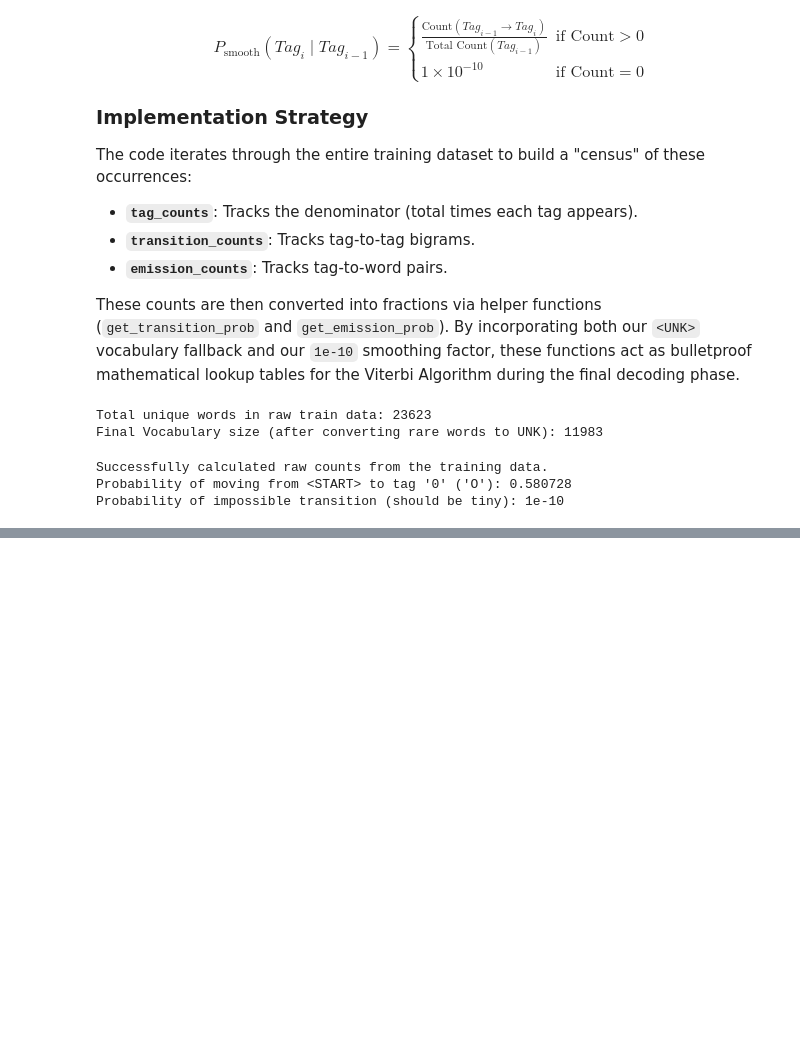
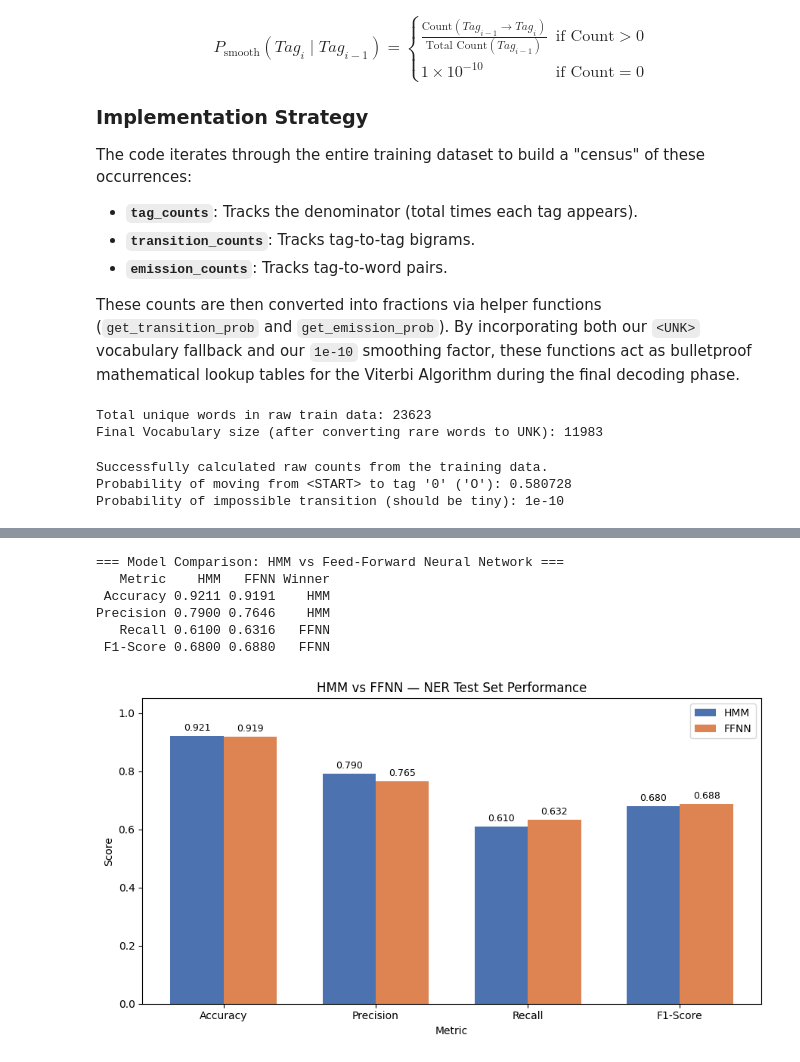
Before and after one commit to habibaelghazouly/NLP-Assignments, a Jupyter notebook: HMMs/hmm.ipynb, the cells around one changed output, grey strips where cells are left out. Drawn from its saved outputs; the diff is of its cells as text; code cells hidden in the pictures; blank space fills up the shorter version.

```diff
--- a/HMMs/hmm.ipynb
+++ b/HMMs/hmm.ipynb
@@ -123,7 +126,7 @@ These counts are then converted into fractions via helper functions (`get_transi
 # %%
 
 # 1. Count how many times every word appears in the training set
-word_frequencies = Counter()
+word_frequencies = Counter()  # counter is a special dict that holds keys -> items, and their values -> counts
 for sentence in train_data['tokens']:
     for word in sentence:
         word_frequencies[word] += 1
@@ -134,7 +137,7 @@ MIN_FREQ = 2
 
 # 3. Build the official vocabulary
 vocabulary = set()
-for word, count in word_frequencies.items():
+for word, count in word_frequencies.items(): # iterate through items and compare count with min freq
     if count >= MIN_FREQ:
         vocabulary.add(word)
 
@@ -146,8 +149,8 @@ print(f"Final Vocabulary size (after converting rare words to UNK): {len(vocabul
 
 # Helper function to apply our vocabulary rules to any sentence
 def process_sentence_for_hmm(sentence):
-    """Replaces out-of-vocabulary words with the <UNK> token."""
-    return [word if word in vocabulary else UNK_TOKEN for word in sentence]
+    return [word if word in vocabulary else UNK_TOKEN for word in sentence] # iterates through words in sentences and replaces
+                                                                            # words not in vocab with <UNK>
 # %% [output]
 Total unique words in raw train data: 23623
 Final Vocabulary size (after converting rare words to UNK): 11983
@@ -272,0 +422,58 @@ def evaluate_hmm(y_true_sentences, y_pred_sentences):
+# %%
+import pandas as pd
+import matplotlib.pyplot as plt
+
+#  HMM -> weighted avg on entity tags only (excluding 'O')
+#  FFNN -> macro avg across all 9 tags
+hmm_results = {
+    "Accuracy" : 0.9211,
+    "Precision": 0.79,
+    "Recall"   : 0.61,
+    "F1-Score" : 0.68,
+}
+
+ffnn_results = {
+    "Accuracy" : 0.9191,
+    "Precision": 0.7646,
+    "Recall"   : 0.6316,
+    "F1-Score" : 0.6880,
+}
+
+comparison = pd.DataFrame({
+    "Metric" : list(hmm_results.keys()),
+    "HMM"    : list(hmm_results.values()),
+    "FFNN"   : list(ffnn_results.values()),
+})
+comparison["Winner"] = comparison.apply(
+    lambda row: "FFNN" if row["FFNN"] > row["HMM"] else "HMM", axis=1
+)
+print("=== Model Comparison: HMM vs Feed-Forward Neural Network ===")
+print(comparison.to_string(index=False))
+
+metrics = list(hmm_results.keys())
+x = range(len(metrics))
+width = 0.35
+
+fig, ax = plt.subplots(figsize=(9, 5))
+bars1 = ax.bar([i - width/2 for i in x], hmm_results.values(),  width, label="HMM",  color="#4C72B0")
+bars2 = ax.bar([i + width/2 for i in x], ffnn_results.values(), width, label="FFNN", color="#DD8452")
+
+ax.set_xlabel("Metric")
+ax.set_ylabel("Score")
+ax.set_title("HMM vs FFNN — NER Test Set Performance")
+ax.set_xticks(list(x))
+ax.set_xticklabels(metrics)
+ax.set_ylim(0, 1.05)
+ax.legend()
+ax.bar_label(bars1, fmt="%.3f", padding=3, fontsize=9)
+ax.bar_label(bars2, fmt="%.3f", padding=3, fontsize=9)
+plt.tight_layout()
+plt.show()
+# %% [output]
+=== Model Comparison: HMM vs Feed-Forward Neural Network ===
+   Metric    HMM   FFNN Winner
+ Accuracy 0.9211 0.9191    HMM
+Precision 0.7900 0.7646    HMM
+   Recall 0.6100 0.6316   FFNN
+ F1-Score 0.6800 0.6880   FFNN
+[figure, added]
```
Also changed, not shown: parts of 6 cells of this notebook.
